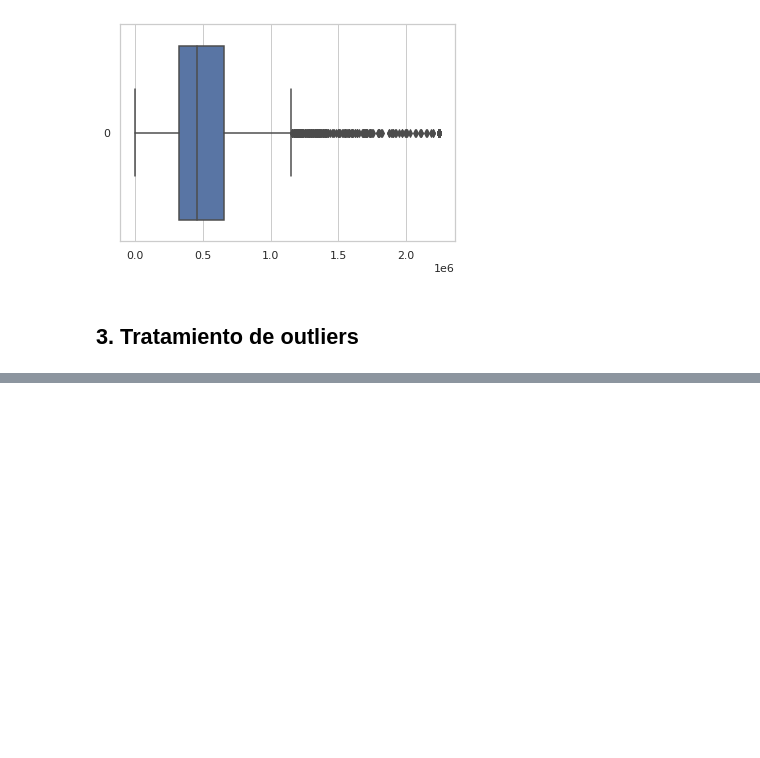
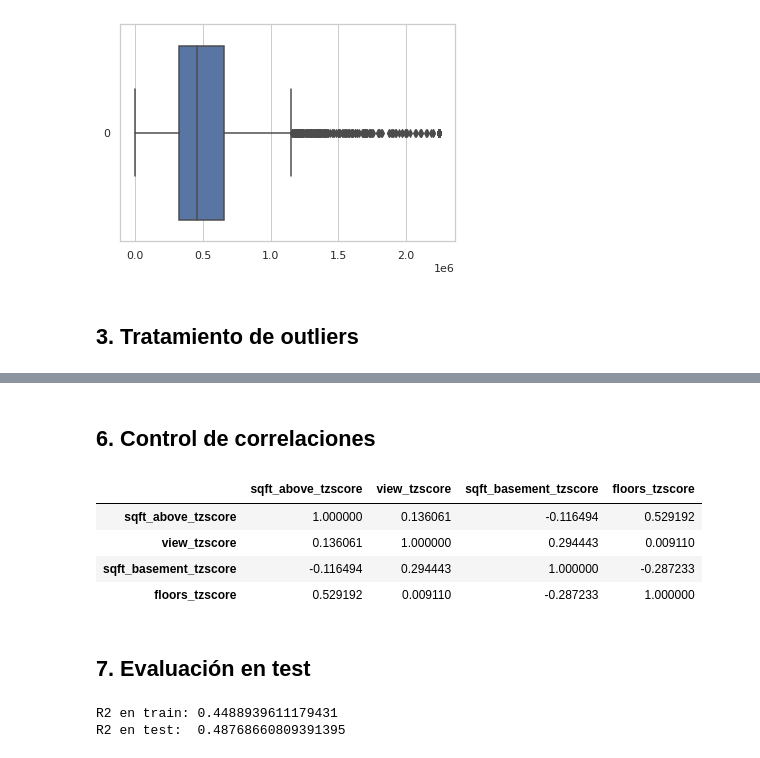
Before and after one commit to JCaballerot/Data_science_for_business, a Jupyter notebook: regresion_lineal/sidney_data_housing.ipynb, the cells around one changed output, grey strips where cells are left out. Saved outputs shown, nothing was run; the diff lists cells and outputs as text; code cells hidden in the pictures; blank space fills up the shorter version.

```diff
--- a/regresion_lineal/sidney_data_housing.ipynb
+++ b/regresion_lineal/sidney_data_housing.ipynb
@@ -93,7 +93,7 @@ Ejemplo:
 *   Aquellas variables con correlación  < 0.1 se van
 *   Aquellas variables con missing rate > 0.9 se van
 # %%
-feature_prefilter = list(set(univariate_II.loc[univariate_II.correl_abs >= 0.05].loc[univariate_II.missing_rate <= 0.9].feature.tolist()) - set([target]))
+feature_prefilter = list(set(univariate_II.loc[univariate_II.correl_abs >= 0.1].loc[univariate_II.missing_rate <= 0.9].feature.tolist()) - set([target]))
 # %% [markdown]
 ## Analizando el target
 # %%
@@ -171,0 +170,3 @@ graficando sqft_above_tzscore (3/13)
+# %%
+train_II = train_I[[x + '_tzscore' for x in feature_prefilter]].fillna(train_I[[x + '_tzscore' for x in feature_prefilter]].mean())
+test_II  = test_I[[x + '_tzscore' for x in feature_prefilter]].fillna(train_I[[x + '_tzscore' for x in feature_prefilter]].mean())
@@ -171,0 +175,3 @@ graficando sqft_above_tzscore (3/13)
+# %%
+train_III = (train_II - train_II.mean())/train_II.std()
+test_III = (test_II - train_II.mean())/train_II.std()
@@ -198,0 +233,7 @@ Notes:
+# %%
+variables_mod = list(set(train_III.columns.tolist()) - set(['bathrooms_tzscore', 'sqft_living_tzscore', 'bedrooms_tzscore']))
+
+# Fit and summarize OLS model
+mod = sm.OLS(train_I[[target + '_tzscore']], sm.add_constant(train_III[variables_mod]))
+res = mod.fit()
+print(res.summary())
@@ -198,0 +272,12 @@ Notes:
+# %% [markdown]
+## 6. Control de correlaciones
+# %%
+train_III[variables_mod].corr()
+# %% [output]
+|  | sqft_above_tzscore | view_tzscore | sqft_basement_tzscore | floors_tzscore |
+| sqft_above_tzscore | 1.000000 | 0.136061 | -0.116494 | 0.529192 |
+| view_tzscore | 0.136061 | 1.000000 | 0.294443 | 0.009110 |
+| sqft_basement_tzscore | -0.116494 | 0.294443 | 1.000000 | -0.287233 |
+| floors_tzscore | 0.529192 | 0.009110 | -0.287233 | 1.000000 |
+# %% [markdown]
+## 7. Evaluación en test
@@ -198,0 +297,7 @@ Notes:
+# %%
+
+print(f'R2 en train: {r2_score(train_VI[target + "_tzscore"], train_VI.prediction)}')
+print(f'R2 en test:  {r2_score(test_VI[target + "_tzscore"], test_VI.prediction)}')
+# %% [output]
+R2 en train: 0.4488939611179431
+R2 en test:  0.48768660809391395
```
Also changed, not shown: parts of 13 cells of this notebook.
